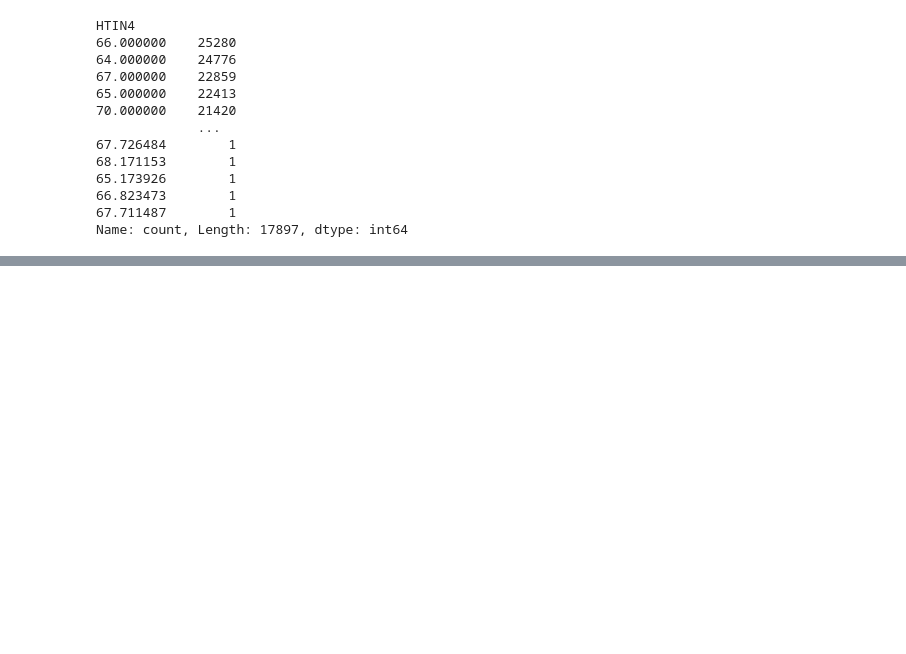
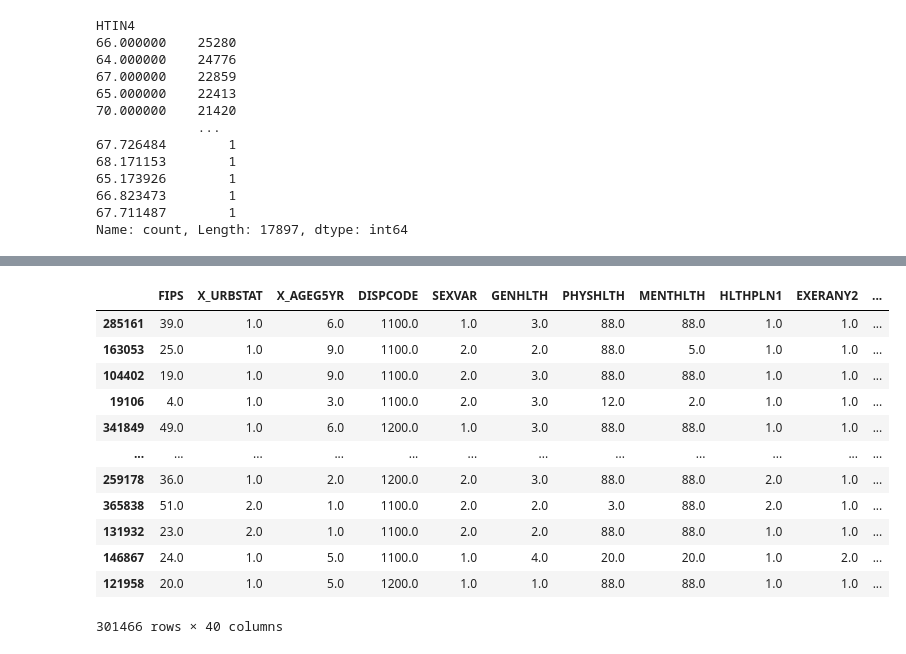
Before and after one commit to dave-mainag/Predictive-Modeling-for-Cancer-Screening, a Jupyter notebook: Notebook.ipynb, the cells around one changed output, grey strips where cells are left out. Saved outputs shown, nothing was run; the diff lists cells and outputs as text; code cells hidden in the pictures; blank space fills up the shorter version.

```diff
--- a/Notebook.ipynb
+++ b/Notebook.ipynb
@@ -503,0 +556,5 @@ X_test_imputed.to_csv('/Users/dave/Documents/X_test_processed.csv', index=True)
+# %%
+# Load preprocessed X_train and X_test
+
+X_train_imputed = pd.read_csv('/Users/dave/Documents/Flatiron/Capstone Project/Cancer-Screening-Project/Data/X_train_preprocessed.csv')
+X_test_imputed = pd.read_csv('/Users/dave/Documents/Flatiron/Capstone Project/Cancer-Screening-Project/Data/X_test_preprocessed.csv')
@@ -503,0 +590,4 @@ X_test_imputed.to_csv('/Users/dave/Documents/X_test_processed.csv', index=True)
+# %%
+# Reassign indices for X_train_imputed and X_test_imputed since they seem to have been lost
+X_train_imputed.index = X_train.index
+X_test_imputed.index = X_test.index
@@ -503,0 +626,20 @@ X_test_imputed.to_csv('/Users/dave/Documents/X_test_processed.csv', index=True)
+# %%
+# Drop first column
+X_train_imputed.drop(X_train_imputed.columns[0], axis= 1, inplace= True)
+X_test_imputed.drop(X_test_imputed.columns[0], axis= 1, inplace= True)
+# %%
+X_train_imputed
+# %% [output]
+|  | FIPS | X_URBSTAT | X_AGEG5YR | DISPCODE | SEXVAR | GENHLTH | PHYSHLTH | MENTHLTH | HLTHPLN1 | EXERANY2 | ... |
+| 285161 | 39.0 | 1.0 | 6.0 | 1100.0 | 1.0 | 3.0 | 88.0 | 88.0 | 1.0 | 1.0 | ... |
+| 163053 | 25.0 | 1.0 | 9.0 | 1100.0 | 2.0 | 2.0 | 88.0 | 5.0 | 1.0 | 1.0 | ... |
+| 104402 | 19.0 | 1.0 | 9.0 | 1100.0 | 2.0 | 3.0 | 88.0 | 88.0 | 1.0 | 1.0 | ... |
+| 19106 | 4.0 | 1.0 | 3.0 | 1100.0 | 2.0 | 3.0 | 12.0 | 2.0 | 1.0 | 1.0 | ... |
+| 341849 | 49.0 | 1.0 | 6.0 | 1200.0 | 1.0 | 3.0 | 88.0 | 88.0 | 1.0 | 1.0 | ... |
+| ... | ... | ... | ... | ... | ... | ... | ... | ... | ... | ... | ... |
+| 259178 | 36.0 | 1.0 | 2.0 | 1200.0 | 2.0 | 3.0 | 88.0 | 88.0 | 2.0 | 1.0 | ... |
+| 365838 | 51.0 | 2.0 | 1.0 | 1100.0 | 2.0 | 2.0 | 3.0 | 88.0 | 2.0 | 1.0 | ... |
+| 131932 | 23.0 | 2.0 | 1.0 | 1100.0 | 2.0 | 2.0 | 88.0 | 88.0 | 1.0 | 1.0 | ... |
+| 146867 | 24.0 | 1.0 | 5.0 | 1100.0 | 1.0 | 4.0 | 20.0 | 20.0 | 1.0 | 2.0 | ... |
+| 121958 | 20.0 | 1.0 | 5.0 | 1200.0 | 1.0 | 1.0 | 88.0 | 88.0 | 1.0 | 1.0 | ... |
+301466 rows × 40 columns
```
Also changed, not shown: parts of 47 cells of this notebook.
